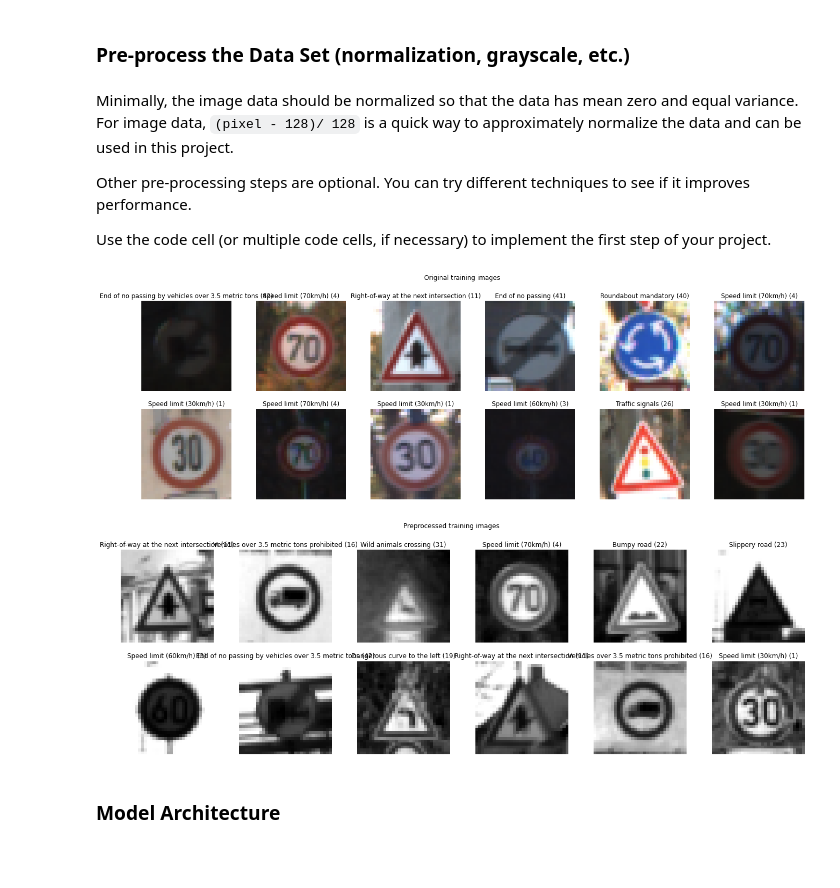
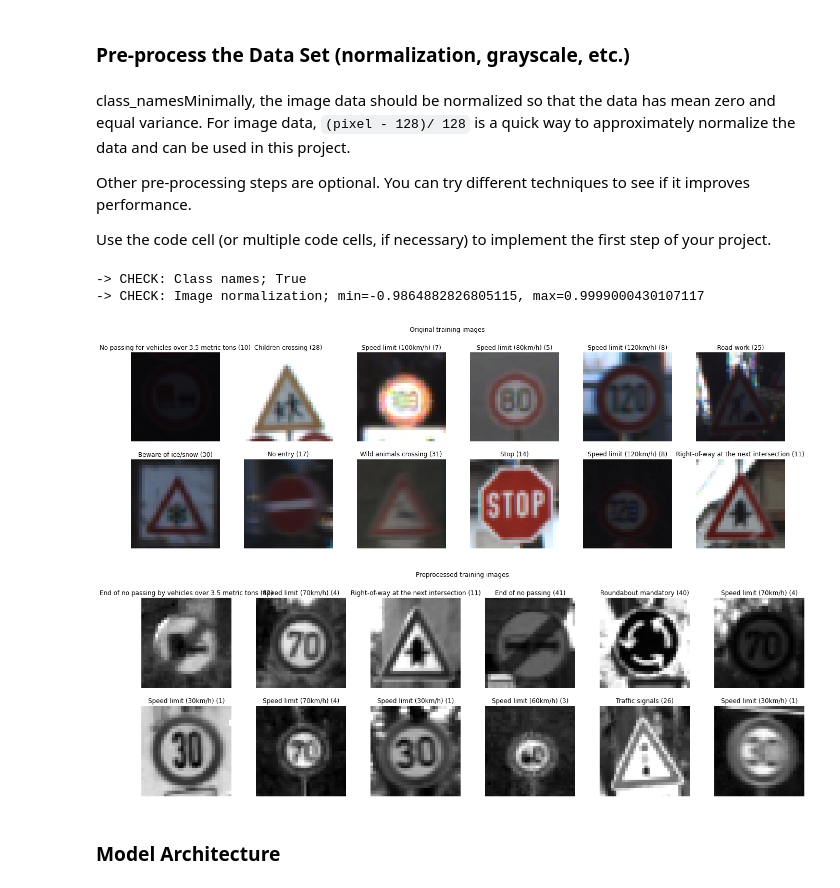
Before and after one commit to willembressers/CarND-Traffic-Sign-Classifier-Project, a Jupyter notebook: notebooks/Traffic_Sign_Classifier.ipynb, the cells around one changed output. Cells and saved outputs as stored; diff of their text form; code cells hidden in the pictures; blank space fills up the shorter version.

```diff
--- a/notebooks/Traffic_Sign_Classifier.ipynb
+++ b/notebooks/Traffic_Sign_Classifier.ipynb
@@ -195,37 +199,45 @@ Here is an example of a [published baseline model on this problem](http://yann.l
 # %% [markdown]
 ### Pre-process the Data Set (normalization, grayscale, etc.)
 # %% [markdown]
-Minimally, the image data should be normalized so that the data has mean zero and equal variance. For image data, `(pixel - 128)/ 128` is a quick way to approximately normalize the data and can be used in this project.
+class_namesMinimally, the image data should be normalized so that the data has mean zero and equal variance. For image data, `(pixel - 128)/ 128` is a quick way to approximately normalize the data and can be used in this project.
 
 Other pre-processing steps are optional. You can try different techniques to see if it improves performance.
 
 Use the code cell (or multiple code cells, if necessary) to implement the first step of your project.
-# %%
-### Preprocess the data here. It is required to normalize the data. Other preprocessing steps could include
-### converting to grayscale, etc.
-buffer_size = int(1e4)
-batch_size = 128
-
-# create tensorflow datasets
-train_ds = make_dataset.from_tensor_slices(X_train, y_train, batch_size, shuffle=True, buffer_size=buffer_size)
-valid_ds = make_dataset.from_tensor_slices(X_valid, y_valid, batch_size)
-test_ds = make_dataset.from_tensor_slices(X_test, y_test, batch_size)
-
-# preprocess the data(sets) by normalization and grayscaling
-train_ds_prepared = build_features.preprocess(train_ds)
-valid_ds_prepared = build_features.preprocess(valid_ds)
-test_ds_prepared = build_features.preprocess(test_ds)
-
-# show me some
-visualize.image_grid(train_ds, class_names, 'Original training images')
-plt.savefig(os.path.join(os.pardir, 'reports', 'figures', 'training_examples.png'))
-
-# show me some
-visualize.image_grid(train_ds_prepared, class_names, 'Preprocessed training images')
-plt.savefig(os.path.join(os.pardir, 'reports', 'figures', 'training_examples_preprocessed.png'))
-# %% [output]
-[figure, removed]
-[figure, removed]
+# %%
+batch_size = 128
+
+# since the classes are heavily imbalanced let's counter it with some class weights
+print(f'-> CHECK: Class names; {list(np.unique(y_train)) == list(class_names.keys())}')
+class_weight = sklearn.utils.class_weight.compute_class_weight(class_weight='balanced', classes=np.unique(y_train), y=y_train)
+class_weight = dict(enumerate(class_weight))
+
+# create tensorflow datasets
+train_ds = tf.data.Dataset.from_tensor_slices((X_train, y_train))
+val_ds = tf.data.Dataset.from_tensor_slices((X_valid, y_valid))
+test_ds = tf.data.Dataset.from_tensor_slices((X_test, y_test))
+
+# preprocess the datasets + apply augmentation
+train_ds = build_features.preprocess(train_ds, batch_size=batch_size, shuffle=True, augment=True)
+val_ds = build_features.preprocess(val_ds, batch_size=batch_size)
+test_ds = build_features.preprocess(test_ds, batch_size=batch_size)
+
+# visualise the original images
+visualize.random_images(X_train, y_train, n_train, class_names, 'Original training images')
+plt.savefig(os.path.join(os.pardir, 'reports', 'figures', 'training_examples.png'))
+
+# visualise the preprocessed images
+visualize.image_grid(train_ds, class_names, 'Preprocessed training images')
+plt.savefig(os.path.join(os.pardir, 'reports', 'figures', 'training_examples_preprocessed.png'))
+
+# check normalization
+image_batch, labels_batch = next(iter(train_ds))
+print(f'-> CHECK: Image normalization; min={np.min(image_batch[0])}, max={np.max(image_batch[0])}')
+# %% [output]
+-> CHECK: Class names; True
+-> CHECK: Image normalization; min=-0.9864882826805115, max=0.9999000430107117
+[figure, added]
+[figure, added]
 # %% [markdown]
 ### Model Architecture
 # %%
```
Also changed, not shown: parts of 9 cells of this notebook, 9 other files.
